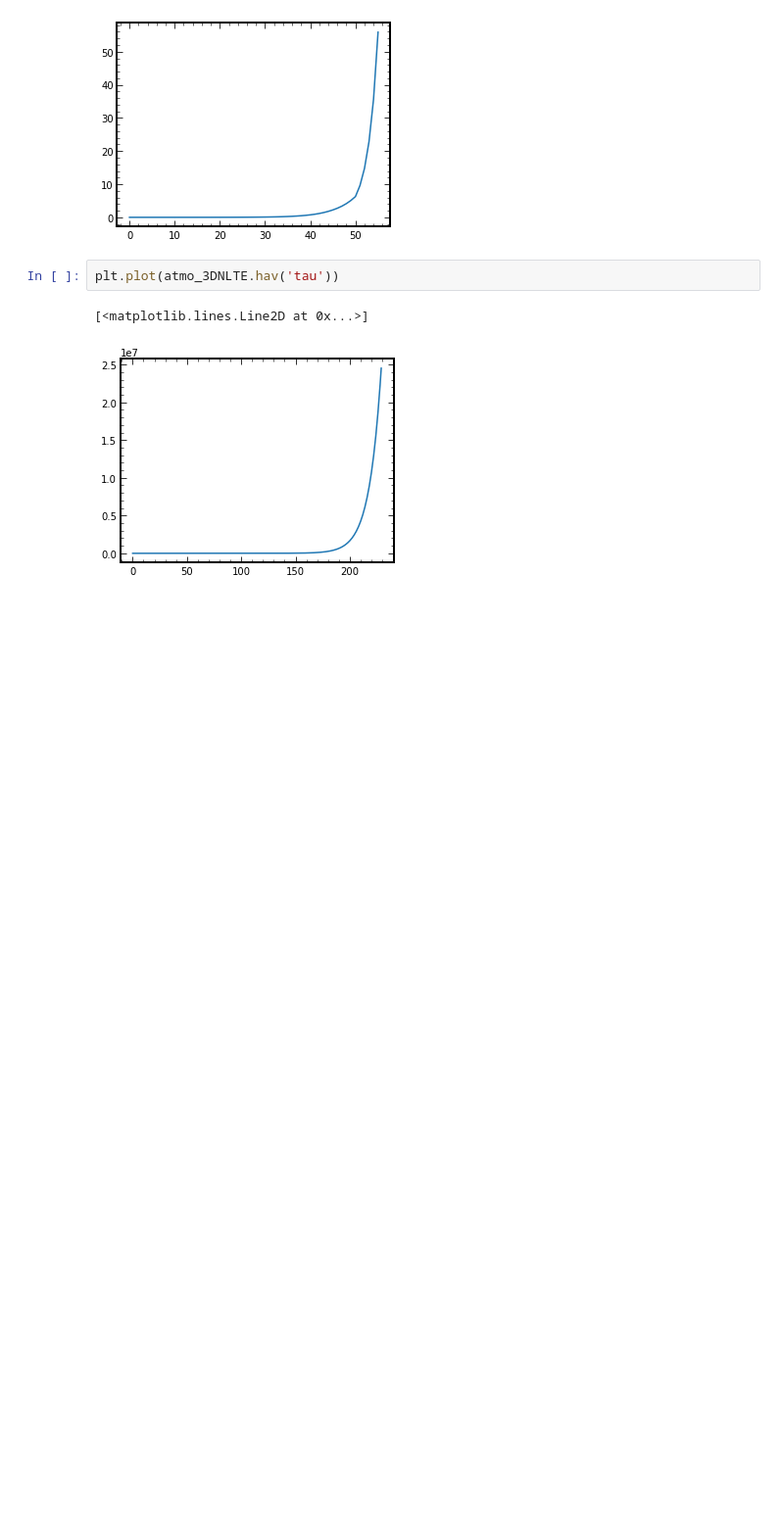
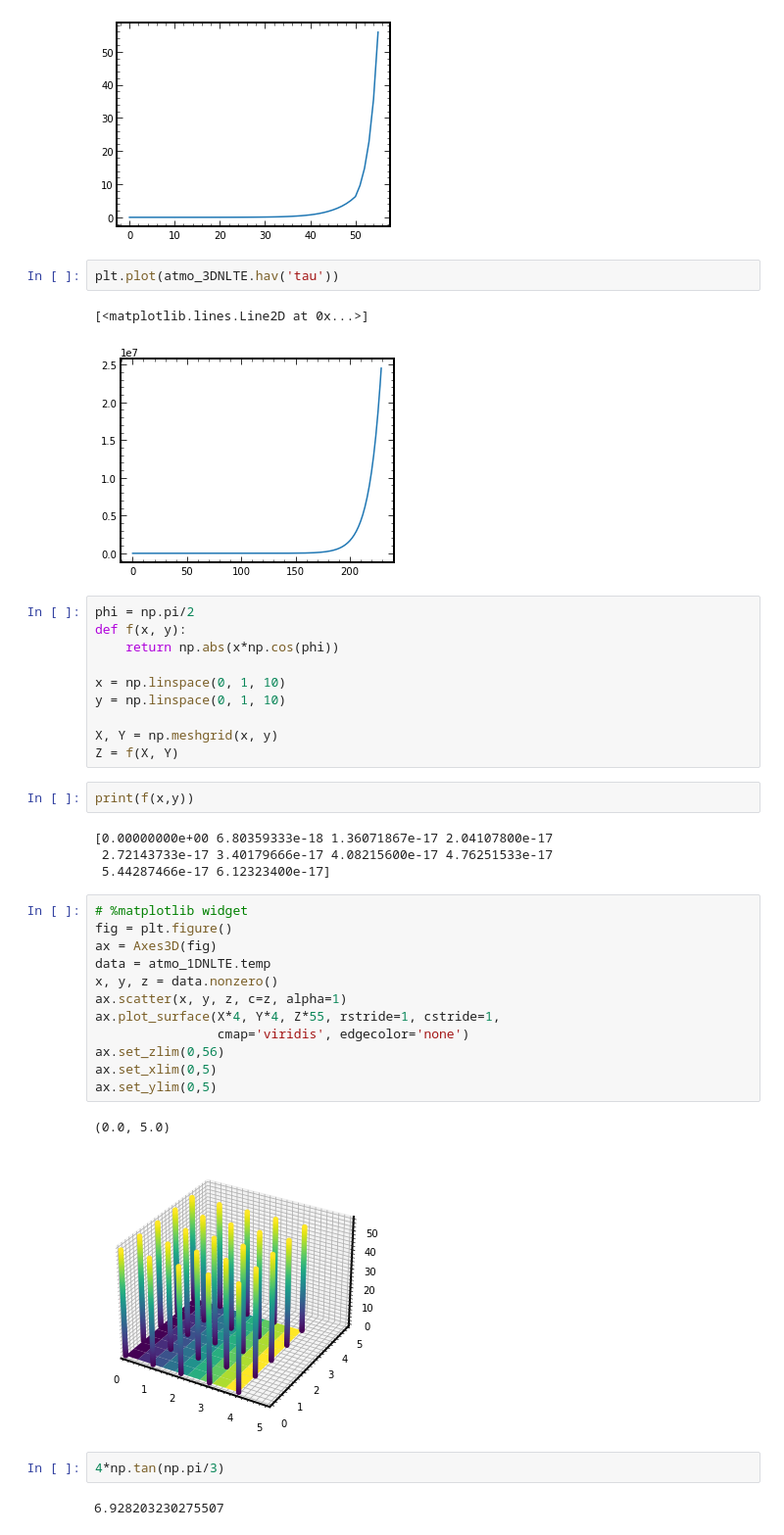
Before and after one commit to nohg/SiliconM3DAnalysis, a Jupyter notebook: Temp_depth.ipynb, the cells around one changed output. Shown at 98% size. Drawn from its saved outputs; the diff is of its cells as text; blank space fills up the shorter version.

```diff
--- a/Temp_depth.ipynb
+++ b/Temp_depth.ipynb
@@ -90,3 +92,38 @@ plt.plot(atmo_3DNLTE.hav('tau'))
 # %% [output]
 [<matplotlib.lines.Line2D at 0x...>]
 [figure]
+# %%
+phi = np.pi/2
+def f(x, y):
+    return np.abs(x*np.cos(phi))
+
+x = np.linspace(0, 1, 10)
+y = np.linspace(0, 1, 10)
+
+X, Y = np.meshgrid(x, y)
+Z = f(X, Y)
+# %%
+print(f(x,y))
+# %% [output]
+[0.00000000e+00 6.80359333e-18 1.36071867e-17 2.04107800e-17
+ 2.72143733e-17 3.40179666e-17 4.08215600e-17 4.76251533e-17
+ 5.44287466e-17 6.12323400e-17]
+# %%
+# %matplotlib widget
+fig = plt.figure()
+ax = Axes3D(fig)
+data = atmo_1DNLTE.temp
+x, y, z = data.nonzero()
+ax.scatter(x, y, z, c=z, alpha=1)
+ax.plot_surface(X*4, Y*4, Z*55, rstride=1, cstride=1,
+                cmap='viridis', edgecolor='none')
+ax.set_zlim(0,56)
+ax.set_xlim(0,5)
+ax.set_ylim(0,5)
+# %% [output]
+(0.0, 5.0)
+[figure, added]
+# %%
+4*np.tan(np.pi/3)
+# %% [output]
+6.928203230275507
```
Also changed, not shown: parts of 35 cells of this notebook.
